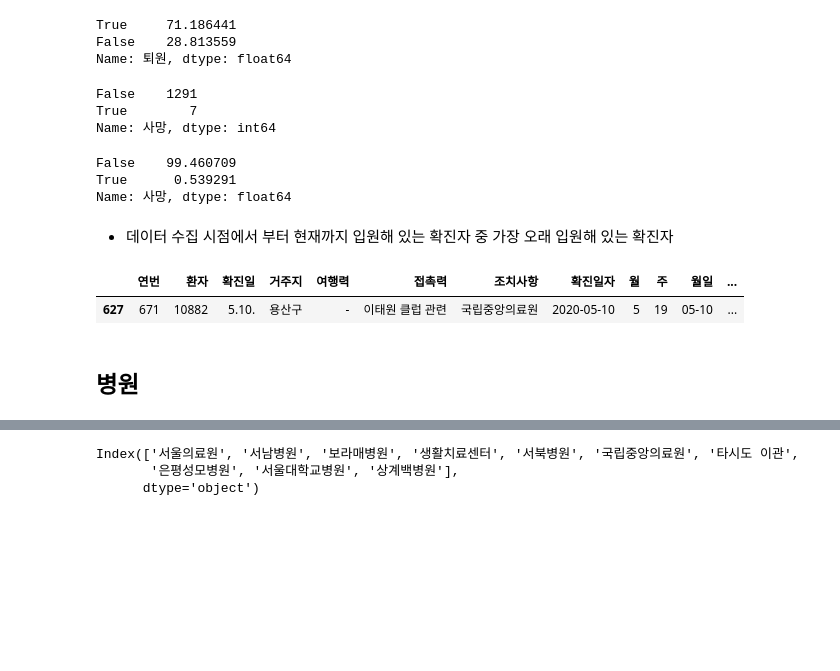
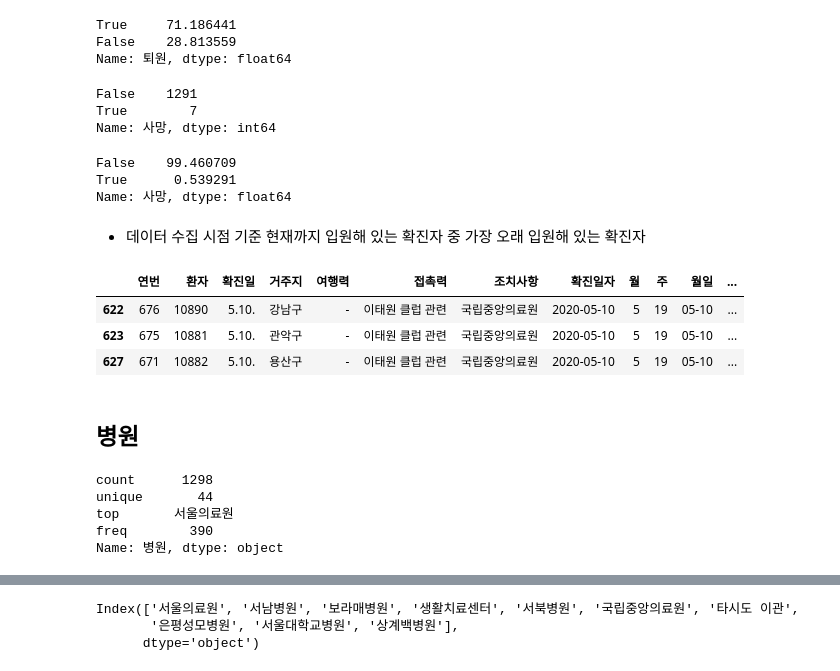
Before and after one commit to corazzon/cracking-the-pandas-cheat-sheet, a Jupyter notebook: seoul-covid-19-02-eda.ipynb, the cells around one changed output, grey strips where cells are left out. Cells and saved outputs as stored; diff of their text form; code cells hidden in the pictures; blank space fills up the shorter version.

```diff
--- a/seoul-covid-19-02-eda.ipynb
+++ b/seoul-covid-19-02-eda.ipynb
@@ -992,10 +996,11 @@ df["퇴원"].value_counts(normalize=True) * 100
 True     71.186441
 False    28.813559
 Name: 퇴원, dtype: float64
-# %%
-df["사망"].value_counts()
-# %% [output]
-False    1291
-True        7
-Name: 사망, dtype: int64
+# %%
+# 사망여부에 따른 빈도수를 구합니다.
+df["사망"].value_counts()
+# %% [output]
+False    1291
+True        7
+Name: 사망, dtype: int64
 # %%
@@ -1005,12 +1011,28 @@ False    99.460709
 True      0.539291
 Name: 사망, dtype: float64
 # %% [markdown]
-* 데이터 수집 시점에서 부터 현재까지 입원해 있는 확진자 중 가장 오래 입원해 있는 확진자
+* 데이터 수집 시점 기준 현재까지 입원해 있는 확진자 중 가장 오래 입원해 있는 확진자
 # %%
-df[(df["퇴원"] == False) & (df["사망"] == False) & (df["지역"] != "타지역")].tail(1)
+# 데이터 수집 시점 기준 현재까지 입원해 있는 확진자 중 가장 오래 입원해 있는 확진자
+df[(df["퇴원"] == False) & (df["사망"] == False) & (df["지역"] != "타지역")].tail(3)
 # %% [output]
 |  | 연번 | 환자 | 확진일 | 거주지 | 여행력 | 접촉력 | 조치사항 | 확진일자 | 월 | 주 | 월일 | ... |
+| 622 | 676 | 10890 | 5.10. | 강남구 | - | 이태원 클럽 관련 | 국립중앙의료원 | 2020-05-10 | 5 | 19 | 05-10 | ... |
+| 623 | 675 | 10881 | 5.10. | 관악구 | - | 이태원 클럽 관련 | 국립중앙의료원 | 2020-05-10 | 5 | 19 | 05-10 | ... |
 | 627 | 671 | 10882 | 5.10. | 용산구 | - | 이태원 클럽 관련 | 국립중앙의료원 | 2020-05-10 | 5 | 19 | 05-10 | ... |
 # %% [markdown]
 ## 병원
+# %%
+# describe 로 요약을 합니다.
+# count : 빈도수
+# unique : 병원수
+# top : 가장 많은 빈도로 등장하는 텍스트
+# freq : 가장 많은 빈도의 횟수
+df["병원"].describe()
+# %% [output]
+count      1298
+unique       44
+top       서울의료원
+freq        390
+Name: 병원, dtype: object
 # %%
```
Also changed, not shown: parts of 37 cells of this notebook.
